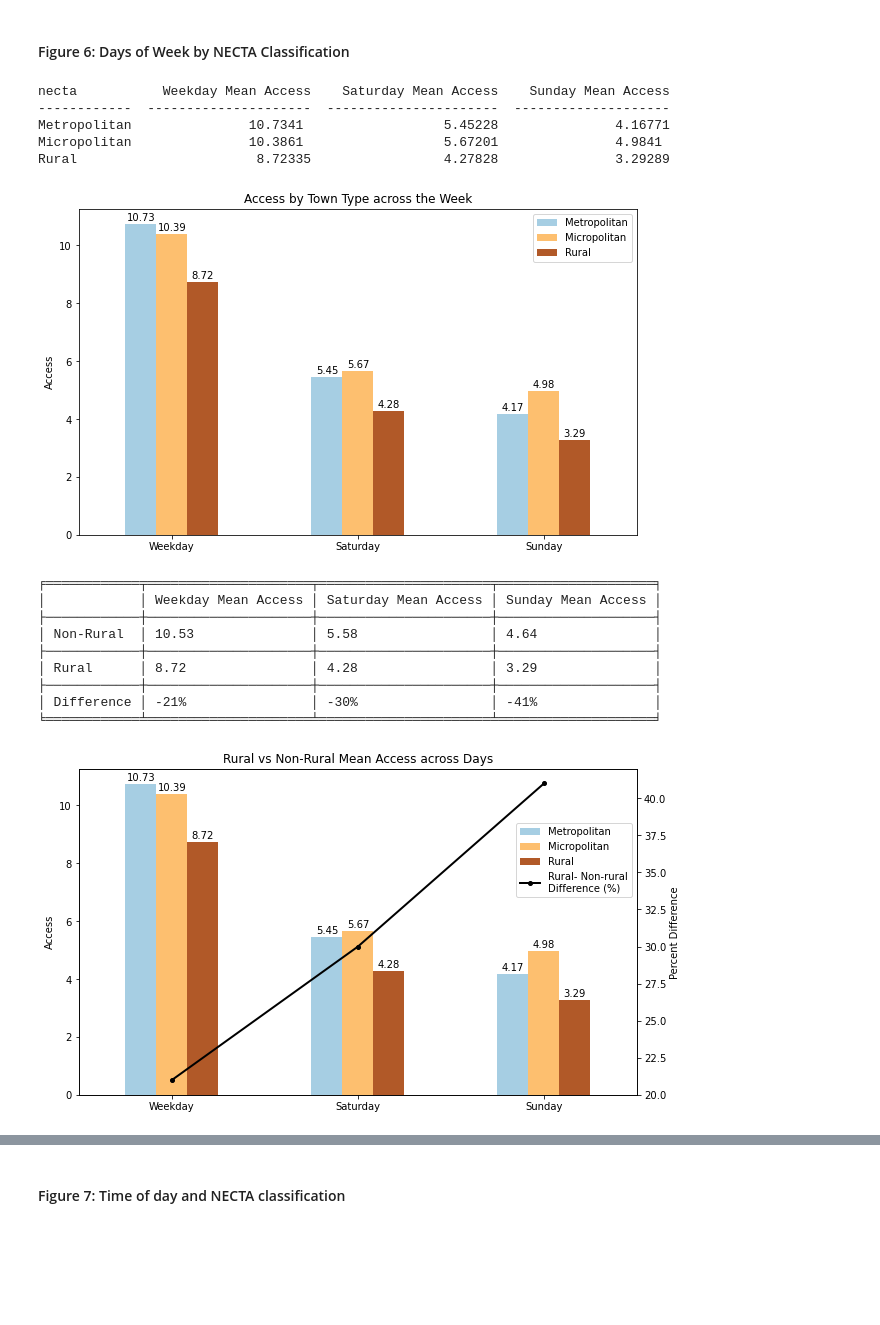
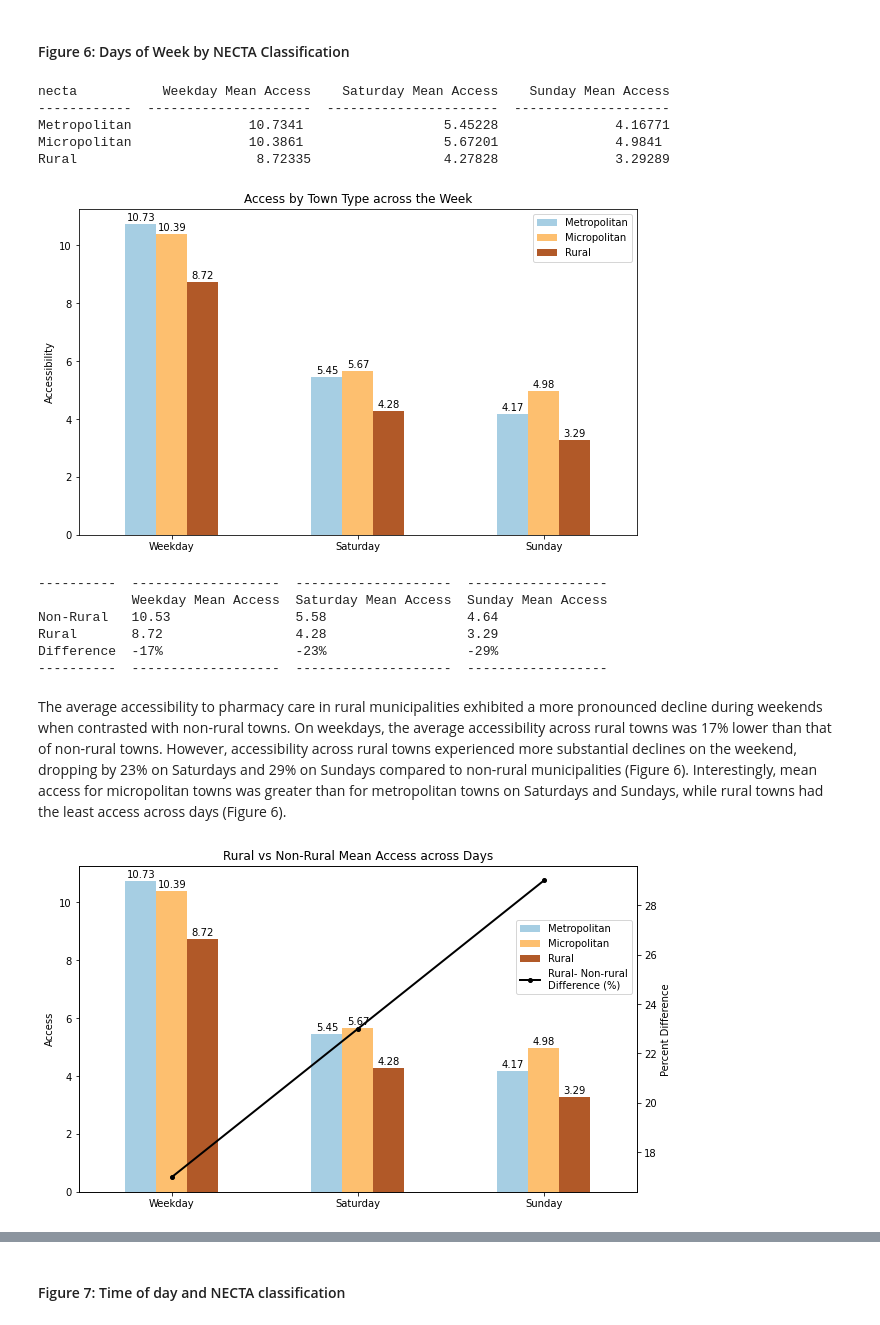
Before and after one commit to samroubin/VTPharmacy, a Jupyter notebook: procedure/code/01_Pharmacy_Accessibility.ipynb, the cells around one changed output, grey strips where cells are left out. Drawn from its saved outputs; the diff is of its cells as text; code cells hidden in the pictures; blank space fills up the shorter version.

```diff
--- a/procedure/code/01_Pharmacy_Accessibility.ipynb
+++ b/procedure/code/01_Pharmacy_Accessibility.ipynb
@@ -987,27 +1004,36 @@ mapping_df1 = mapping_df
 #print(mapping_df1[['access_w', 'access_s', 'access_su']].min().min())  # Min accessibility value
 #print(mapping_df1[['access_w', 'access_s', 'access_su']].max().max())  # Max accessibility value
 
-fig, axs = plt.subplots(1, 3, figsize=(13, 8))
+fig, axs = plt.subplots(1, 3, figsize=(13, 8), facecolor = 'white')
 plt.subplots_adjust(wspace=.05)
 
 for i, column in enumerate(['access_w', 'access_s', 'access_su']):
     ax = axs[i]
     mapping_df1.plot(column=column, cmap='Greens', linewidth=0.2, ax=ax, edgecolor='0.8', legend=False,
                 vmin=0, vmax=20)
-    axs[0].set_title('Weekday')
-    axs[1].set_title('Saturday')
-    axs[2].set_title('Sunday')
+
+    # Plot only the merged exterior boundaries of the 'Metropolitan NECTA' group
+    metropolitan_boundary.plot(ax=ax, color='black', linewidth=.9)
+
+    # Plot only the merged exterior boundaries of the 'Micropolitan NECTA' group
+    micropolitan_boundary.plot(ax=ax, color='dimgrey', linewidth=.9)
+
+    axs[0].set_title(label='Weekday', fontsize=14)
+    axs[1].set_title('Saturday', fontsize=14)
+    axs[2].set_title('Sunday', fontsize=14)
     ax.axis('off')
 
 cbar = fig.colorbar(plt.cm.ScalarMappable(norm=plt.Normalize(vmin=0, vmax=20), cmap='Greens'), ax=axs, #Max was set to 20 for visualization purposes
-                    orientation='horizontal', pad = .07, shrink = .5)
+                    orientation='horizontal', pad=.07, shrink=.5)
 cbar.set_label('Accessibility')
 
 fig.patch.set_edgecolor('black') #Border
 fig.patch.set_linewidth(2)       #Border
-plt.subplots_adjust(right = 1)
+plt.subplots_adjust(right=1)
 
-cbar.ax.set_position([0.3,0.05,.5,0.05])
+cbar.ax.set_position([0.26, 0.05, .5, 0.05])
+
+ax.legend(handles=legend_elements, loc='lower right', fontsize=12, bbox_to_anchor=(.9,-.129))
 
 plt.show()
 # %% [output]
@@ -1134,7 +1172,7 @@ means_by_metro_transposed = means_by_metro.T
 ax = means_by_metro_transposed.plot(kind='bar', figsize=(10, 6), cmap='Paired')
 
 plt.title('Access by Town Type across the Week')
-plt.ylabel('Access')
+plt.ylabel('Accessibility')
 
 ax.set_xticks([0, 1, 2])  # 0 is Weekday, 1 is Saturday, and 2 is Sunday
 ax.set_xticklabels(['Weekday', 'Saturday', 'Sunday'])
@@ -1145,26 +1183,33 @@ for i in ax.patches:
 plt.xticks(rotation=0)
 plt.legend(title='', labels = ['Metropolitan','Micropolitan','Rural'])
 plt.show()
+
+# Percent difference in access between Non-Rural and Rural Towns
+# Non-Rural was created by calculating a weighted average of metropolitan and micropolitan using the number of metropolitan compared to micropolitan towns
+
+
+table_4 = [['',  'Weekday Mean Access',  'Saturday Mean Access', 'Sunday Mean Access'],
+         ['Non-Rural', 10.53,5.58,4.64],
+         ['Rural', 8.72,4.28,3.29],
+           ['Difference', '-17%','-23%','-29%']]
+
+print(tabulate(table_4, tablefmt = 'simple_grid'))
 # %% [output]
 necta           Weekday Mean Access    Saturday Mean Access    Sunday Mean Access
 ------------  ---------------------  ----------------------  --------------------
 Metropolitan               10.7341                  5.45228               4.16771
 Micropolitan               10.3861                  5.67201               4.9841
 Rural                       8.72335                 4.27828               3.29289
-[figure, old version]
+[figure, new version]
+----------  -------------------  --------------------  ------------------
+            Weekday Mean Access  Saturday Mean Access  Sunday Mean Access
+Non-Rural   10.53                5.58                  4.64
+Rural       8.72                 4.28                  3.29
+Difference  -17%                 -23%                  -29%
+----------  -------------------  --------------------  ------------------
+# %% [markdown]
+The average accessibility to pharmacy care in rural municipalities exhibited a more pronounced decline during weekends when contrasted with non-rural towns. On weekdays, the average accessibility across rural towns was 17% lower than that of non-rural towns. However, accessibility across rural towns experienced more substantial declines on the weekend, dropping by 23% on Saturdays and 29% on Sundays compared to non-rural municipalities (Figure 6). Interestingly, mean access for micropolitan towns was greater than for metropolitan towns on Saturdays and Sundays, while rural towns had the least access across days (Figure 6).
 # %%
-# Percent difference in access between Non-Rural and Rural Towns
-# Non-Rural was created by calculating a weighted average of metropolitan and micropolitan using the number of metropolitan compared to micropolitan towns
-
-
-table_4 = [['',  'Weekday Mean Access',  'Saturday Mean Access', 'Sunday Mean Access'],
-         ['Non-Rural', 10.53,5.58,4.64],
-         ['Rural', 8.72,4.28,3.29],
-           ['Difference', '-21%','-30%','-41%']]
-
-print(tabulate(table_4, tablefmt = 'fancy_grid'))
-
-
 # Data manipulation to prepare for figure
 non_rural_values = {
     'Weekday Mean Access': 10.53,
@@ -1174,9 +1219,9 @@ non_rural_values = {
 
 # Percentage differences
 percentage_diff = {
-    'Weekday Mean Access': 21,
-    'Saturday Mean Access': 30,
-    'Sunday Mean Access': 41
+    'Weekday Mean Access': 17,
+    'Saturday Mean Access': 23,
+    'Sunday Mean Access': 29
 }
 
 # Create DataFrame with both columns
@@ -1217,40 +1262,31 @@ plt.xticks(rotation=0)
 # Get handles and labels for the first plot
 handles, labels = ax.get_legend_handles_labels()
 
 # Create a twin Axes for the secondary y-axis
 ax2 = ax.twinx()
 
 # Plot the percentage difference on the secondary y-axis and add it to the legend
 line, = ax2.plot(means_by_metro_transposed_2.index, means_by_metro_transposed_2['Difference (%)'], color='black', linewidth=2, marker='o', markersize=4, label='Rural- Non-rural\nDifference (%)', zorder=4)
 
 # Get handles and labels for the second plot
 handles2, labels2 = ax2.get_legend_handles_labels()
 
 # Combine handles and labels from both plots
 handles.extend(handles2)
 labels.extend(labels2)
 
 # Add legend for both plots
 ax.legend(handles, labels, loc='upper right', bbox_to_anchor=(1.0, 0.85))
 
 # Set labels for the secondary y-axis
 ax2.set_ylabel('Percent Difference')
 
 # Add numerical labels
 for i in ax.patches:
     ax.text(i.get_x() + i.get_width() / 2, i.get_height() + 0.05, str(round(i.get_height(), 2)), ha='center', va='bottom')
 
 # Show plot
 #ax2.grid(axis='y', linestyle='-', linewidth=0.08, color='black', zorder=5)
 plt.show()
 # %% [output]
-╒════════════╤═════════════════════╤══════════════════════╤════════════════════╕
-│            │ Weekday Mean Access │ Saturday Mean Access │ Sunday Mean Access │
-├────────────┼─────────────────────┼──────────────────────┼────────────────────┤
-│ Non-Rural  │ 10.53               │ 5.58                 │ 4.64               │
-├────────────┼─────────────────────┼──────────────────────┼────────────────────┤
-│ Rural      │ 8.72                │ 4.28                 │ 3.29               │
-├────────────┼─────────────────────┼──────────────────────┼────────────────────┤
-│ Difference │ -21%                │ -30%                 │ -41%               │
-╘════════════╧═════════════════════╧══════════════════════╧════════════════════╛
-[figure, old version]
+[figure, new version]
```
Also changed, not shown: parts of 15 cells of this notebook.
